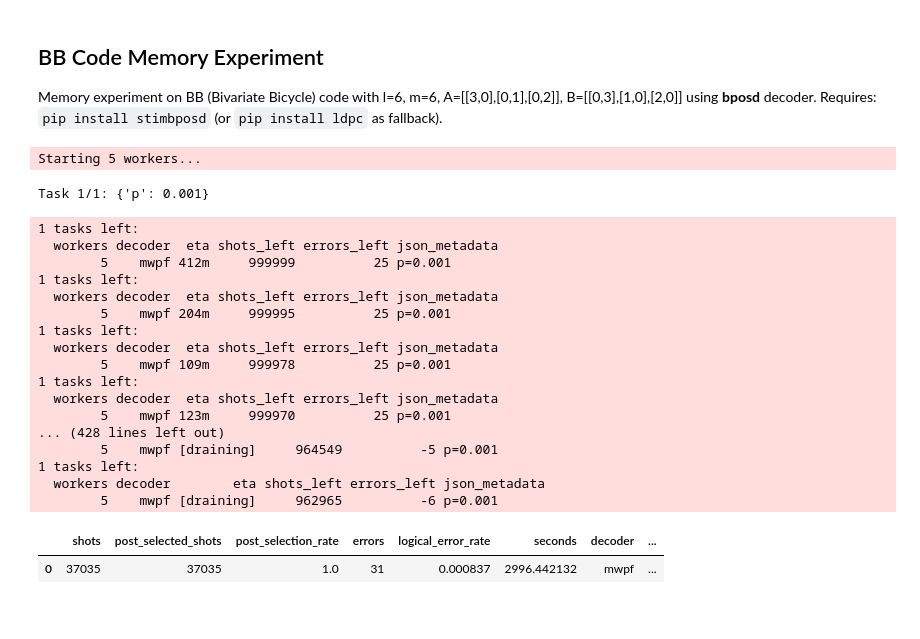
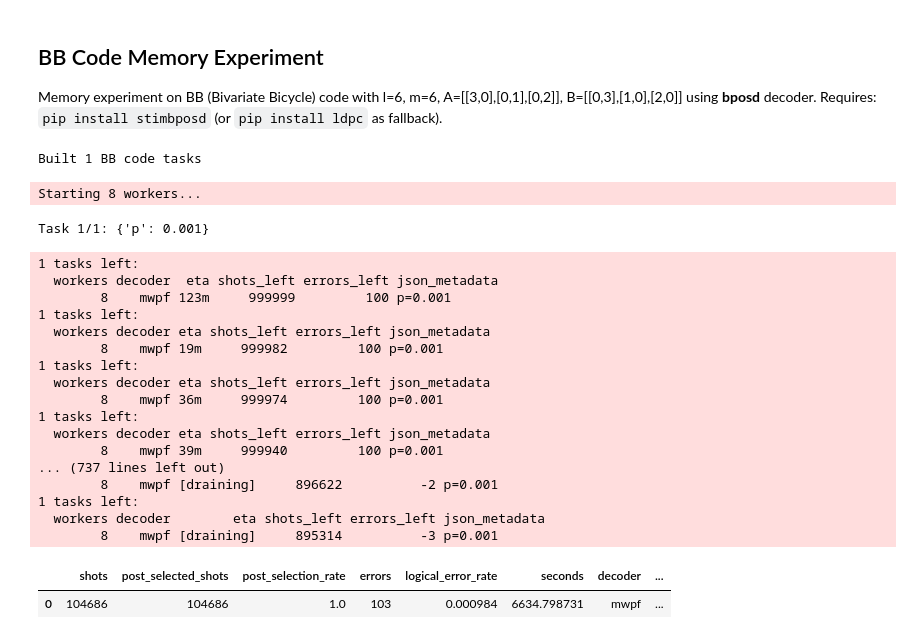
Before and after one commit to QuTone/LightStim, a Jupyter notebook: notebooks/test_decoder.ipynb, the cells around one changed output. Drawn from its saved outputs; the diff is of its cells as text; code cells hidden in the pictures.

```diff
--- a/notebooks/test_decoder.ipynb
+++ b/notebooks/test_decoder.ipynb
@@ -145,7 +96,7 @@ Memory experiment on BB (Bivariate Bicycle) code with l=6, m=6, A=[[3,0],[0,1],[
 Requires: `pip install stimbposd` (or `pip install ldpc` as fallback).
 # %%
 # BB code parameters
-BB_L, BB_M = 12, 6
+BB_L, BB_M = 6, 6
 BB_A = [[3, 0], [0, 1], [0, 2]]
 BB_B = [[0, 3], [1, 0], [2, 0]]
 BB_ROUNDS = 6  # rounds for memory experiment
@@ -175,41 +126,43 @@ for p in BB_PER_LIST:
     bb_tasks.append(ExperimentTask(circuit, json_metadata={"p": p}))
 
 print(f"Built {len(bb_tasks)} BB code tasks")
+# %% [output]
+Built 1 BB code tasks
 # %%
 # Run simulation with bposd decoder (requires: pip install stimbposd)
 decoder_config = DecoderConfig("mwpf", backend="cpu")
 bb_pipeline = SimulationPipeline(
     decoder_config=decoder_config,
     max_errors=BB_MAX_ERRORS,
     max_shots=1_000_000,
-    num_workers=NUM_WORKERS,
+    num_workers=8,
     print_progress=True,
 )
 
 df_bb = bb_pipeline.run_batch(bb_tasks)
 df_bb
 # %% [output]
-Starting 5 workers...
+Starting 8 workers...
 Task 1/1: {'p': 0.001}
 1 tasks left:
   workers decoder  eta shots_left errors_left json_metadata
-        5    mwpf 412m     999999          25 p=0.001
+        8    mwpf 123m     999999         100 p=0.001
 1 tasks left:
-  workers decoder  eta shots_left errors_left json_metadata
-        5    mwpf 204m     999995          25 p=0.001
+  workers decoder eta shots_left errors_left json_metadata
+        8    mwpf 19m     999982         100 p=0.001
 1 tasks left:
-  workers decoder  eta shots_left errors_left json_metadata
-        5    mwpf 109m     999978          25 p=0.001
+  workers decoder eta shots_left errors_left json_metadata
+        8    mwpf 36m     999974         100 p=0.001
 1 tasks left:
-  workers decoder  eta shots_left errors_left json_metadata
-        5    mwpf 123m     999970          25 p=0.001
-... (428 lines left out)
-        5    mwpf [draining]     964549          -5 p=0.001
+  workers decoder eta shots_left errors_left json_metadata
+        8    mwpf 39m     999940         100 p=0.001
+... (737 lines left out)
+        8    mwpf [draining]     896622          -2 p=0.001
 1 tasks left:
   workers decoder        eta shots_left errors_left json_metadata
-        5    mwpf [draining]     962965          -6 p=0.001
+        8    mwpf [draining]     895314          -3 p=0.001
 |  | shots | post_selected_shots | post_selection_rate | errors | logical_error_rate | seconds | decoder | ... |
-| 0 | 37035 | 37035 | 1.0 | 31 | 0.000837 | 2996.442132 | mwpf | ... |
+| 0 | 104686 | 104686 | 1.0 | 103 | 0.000984 | 6634.798731 | mwpf | ... |
 # %%
 # Plot BB code LER vs PER (single curve; hue=None for one line)
 plot_ler_vs_p(
```
Also changed, not shown: parts of 4 cells of this notebook, 12 other files.
